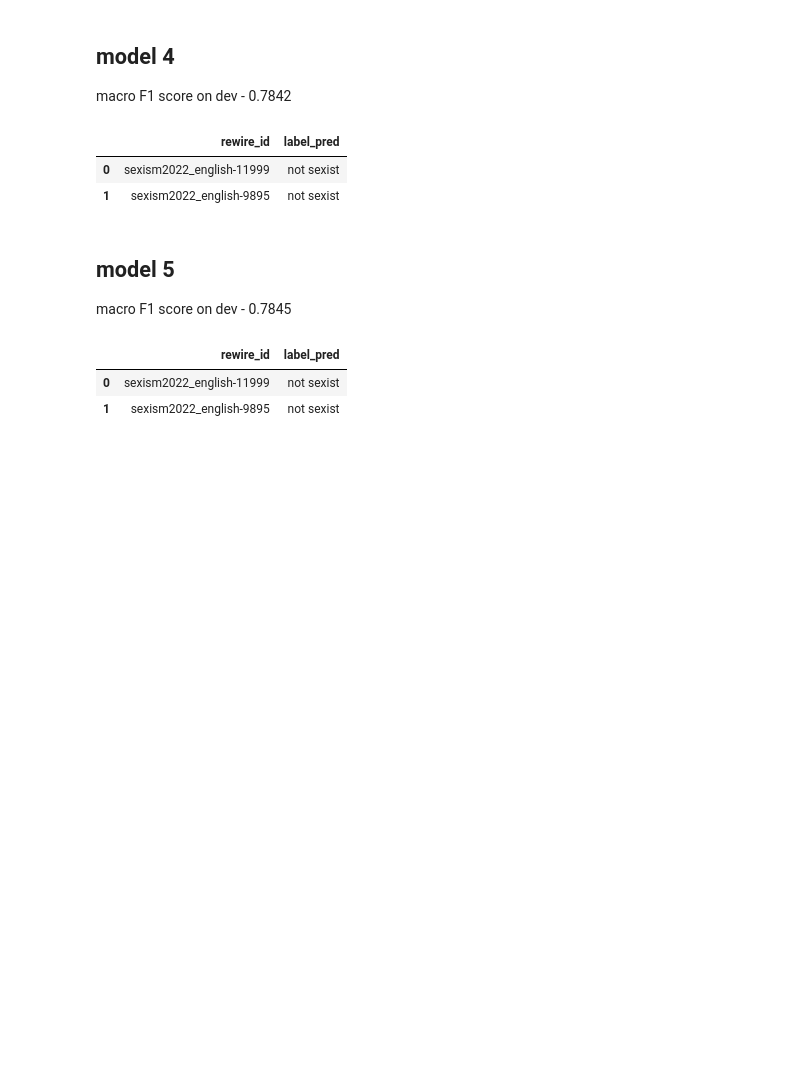
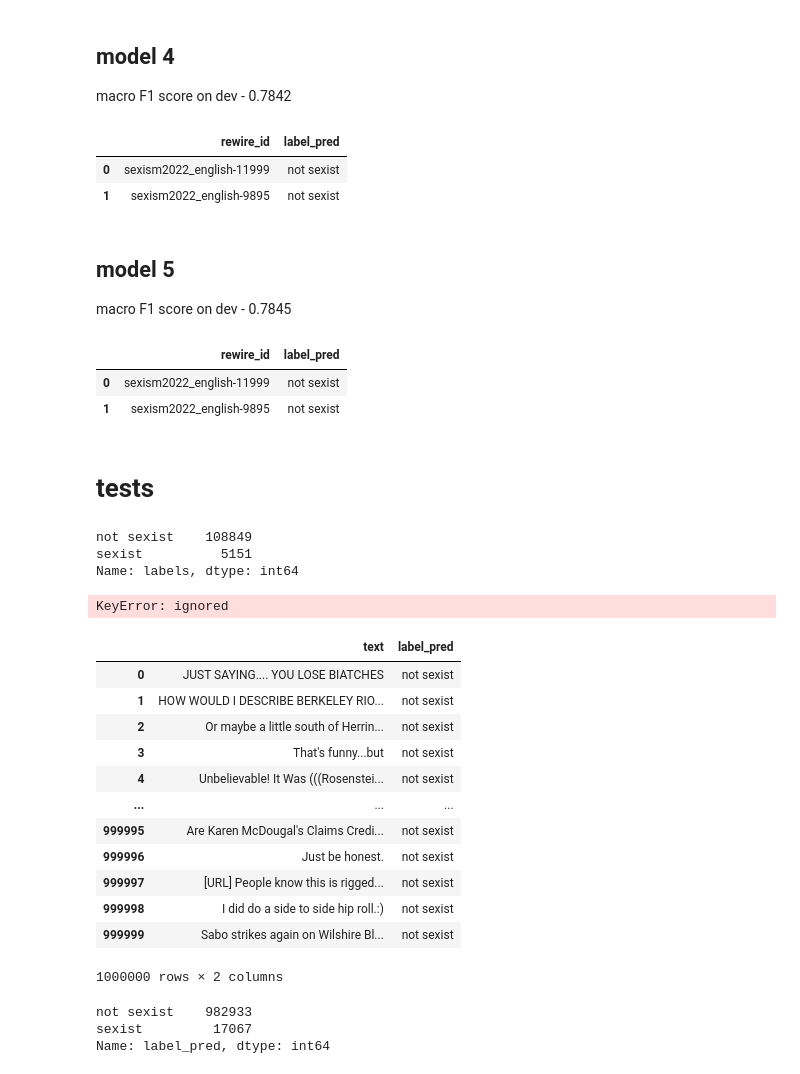
Before and after one commit to vitthal-bhandari/incremental-semi-supervised-training, a Jupyter notebook: Self training/Self_training_Task_A.ipynb, the cells around one changed output. Saved outputs shown, nothing was run; the diff lists cells and outputs as text; code cells hidden in the pictures; blank space fills up the shorter version.

```diff
--- a/Self training/Self_training_Task_A.ipynb
+++ b/Self training/Self_training_Task_A.ipynb
@@ -169,0 +143,3 @@ df_train, df_val = \
+# %%
+unlabeled_data = gab_data_df.append(reddit_data_df)
+print(len(unlabeled_data))
@@ -420,3 +465,51 @@ dev_df5.head(2)
 |  | rewire_id | label_pred |
 | 0 | sexism2022_english-11999 | not sexist |
 | 1 | sexism2022_english-9895 | not sexist |
+# %% [markdown]
+# tests
+# %%
+dataset_6 = pd.read_csv('dataset_6.csv')
+dataset_6['labels'].value_counts()
+# %% [output]
+not sexist    108849
+sexist          5151
+Name: labels, dtype: int64
+# %%
+model1 = ClassificationModel(
+    "bert", "iteration_0/checkpoint-1750-epoch-2"
+)
+
+dev_df_test = gab_data_df
+
+# Make predictions with the model
+predictions, raw_outputs = model1.predict(dev_df_test["text"].to_list())
+
+dev_df_test['label_pred'] = predictions
+dev_df_test = dev_df_test[['rewire_id', 'label_pred']]
+dev_df_test.head(2)
+
+# dev_df1.to_csv('task_a_pred_1_model1.csv', index=False)
+# %% [output]
+KeyError: ignored
+# %%
+dev_df_test
+# %% [output]
+|  | text | label_pred |
+| 0 | JUST SAYING.... YOU LOSE BIATCHES | not sexist |
+| 1 | HOW WOULD I DESCRIBE BERKELEY RIO... | not sexist |
+| 2 | Or maybe a little south of Herrin... | not sexist |
+| 3 | That's funny...but | not sexist |
+| 4 | Unbelievable! It Was (((Rosenstei... | not sexist |
+| ... | ... | ... |
+| 999995 | Are Karen McDougal's Claims Credi... | not sexist |
+| 999996 | Just be honest. | not sexist |
+| 999997 | [URL] People know this is rigged... | not sexist |
+| 999998 | I did do a side to side hip roll.:) | not sexist |
+| 999999 | Sabo strikes again on Wilshire Bl... | not sexist |
+1000000 rows × 2 columns
+# %%
+dev_df_test['label_pred'].value_counts()
+# %% [output]
+not sexist    982933
+sexist         17067
+Name: label_pred, dtype: int64
```
Also changed, not shown: parts of 30 cells of this notebook.
